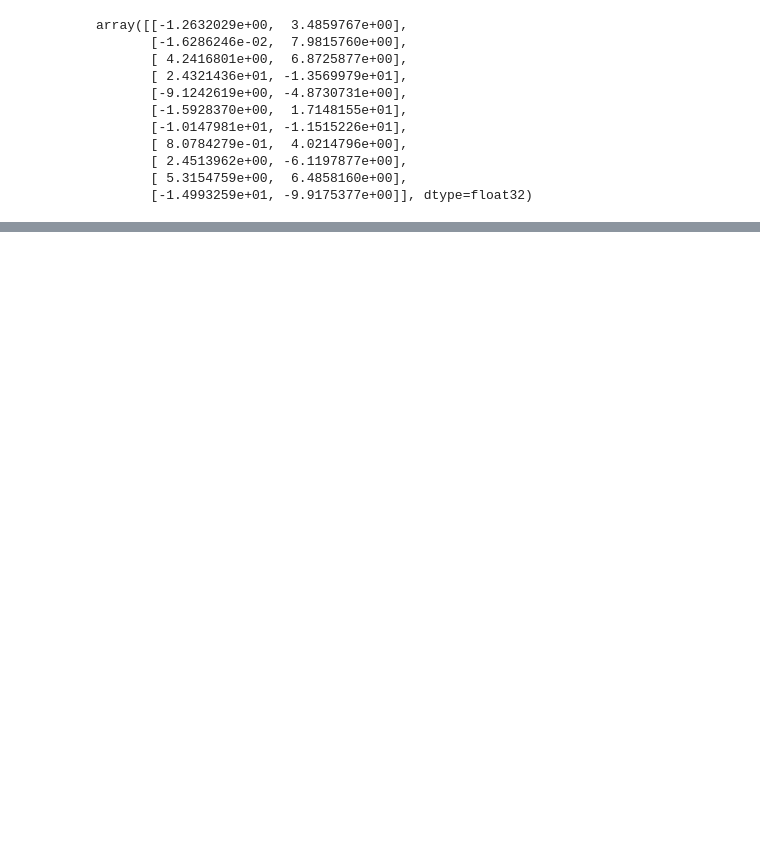
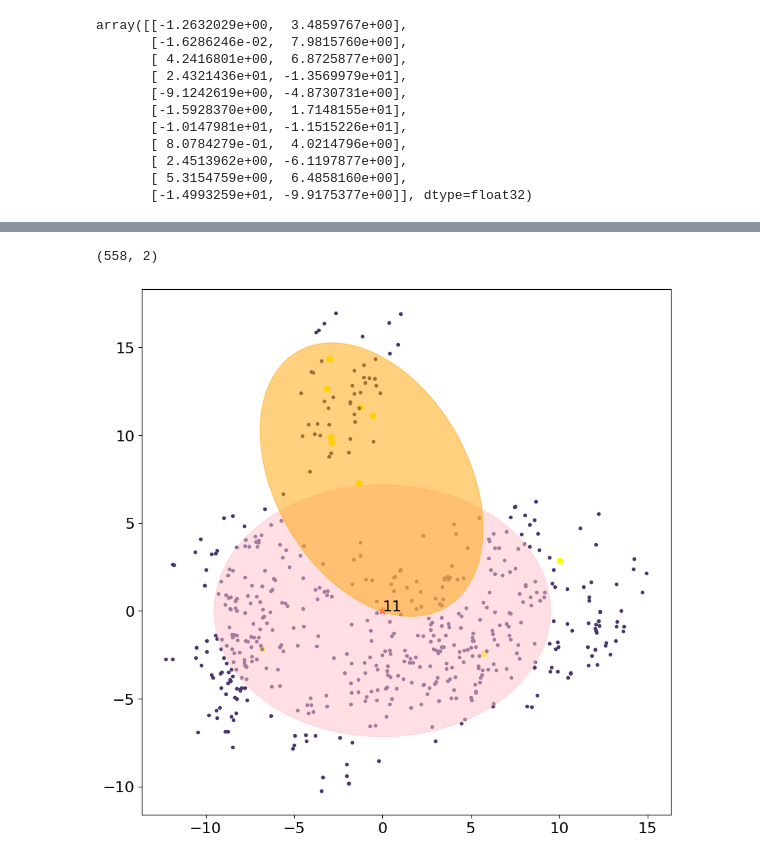
Before and after one commit to HichTala/COCO_dataset_transformations, a Jupyter notebook: notebooks/distances.ipynb, the cells around one changed output, grey strips where cells are left out. Saved outputs shown, nothing was run; the diff lists cells and outputs as text; code cells hidden in the pictures; blank space fills up the shorter version.

```diff
--- a/notebooks/distances.ipynb
+++ b/notebooks/distances.ipynb
@@ -698,0 +770,58 @@ array([[-1.2632029e+00,  3.4859767e+00],
+# %%
+pca_features[1:].shape
+# %% [output]
+(558, 2)
+# %%
+bgmm = BayesianGaussianMixture()
+bgmm.fit(pca_features[1:])
+covariance = bgmm.covariances_[0]
+mean = bgmm.means_[0]
+# %%
+bgmm_few = BayesianGaussianMixture()
+bgmm_few.fit(pca_features[1:11])
+covariance_few = bgmm_few.covariances_[0]
+mean_few = bgmm_few.means_[0]
+# %%
+import matplotlib
+color = '#4A366D'
+
+fig, ax = plt.subplots()
+splot = plt.subplot()
+fig.set_size_inches(10, 10)
+
+
+for i, c in enumerate(class_number):
+    if c == -1:
+        ax.scatter(pca_features[i, 0], pca_features[i, 1], color='red', marker='*',
+                   s=60)
+        ax.text(pca_features[i, 0], pca_features[i, 1], int(11))
+    elif c == 0:
+        ax.scatter(pca_features[i, 0], pca_features[i, 1], color='yellow', marker='o')
+    else:
+        ax.scatter(pca_features[i, 0], pca_features[i, 1], color=color, marker='.')
+
+v, w = np.linalg.eigh(covariance)
+v = 2.0 * np.sqrt(2.0) * np.sqrt(v)
+
+u = w[0] / np.linalg.norm(w[0])
+angle = np.arctan(u[1] / u[0])
+angle = 180.0 * angle / np.pi
+ell = matplotlib.patches.Ellipse(mean, v[0], v[1], angle=180.0 + angle, color='pink')
+ell.set_clip_box(splot.bbox)
+ell.set_alpha(0.5)
+splot.add_artist(ell)
+
+v, w = np.linalg.eigh(covariance_few)
+v = 2.0 * np.sqrt(2.0) * np.sqrt(v)
+
+u = w[0] / np.linalg.norm(w[0])
+angle = np.arctan(u[1] / u[0])
+angle = 180.0 * angle / np.pi
+ell = matplotlib.patches.Ellipse(mean_few, v[0], v[1], angle=180.0 + angle, color='orange')
+ell.set_clip_box(splot.bbox)
+ell.set_alpha(0.5)
+splot.add_artist(ell)
+
+plt.show()
+# %% [output]
+[figure, added]
```
Also changed, not shown: parts of 10 cells of this notebook, 2 other files.
